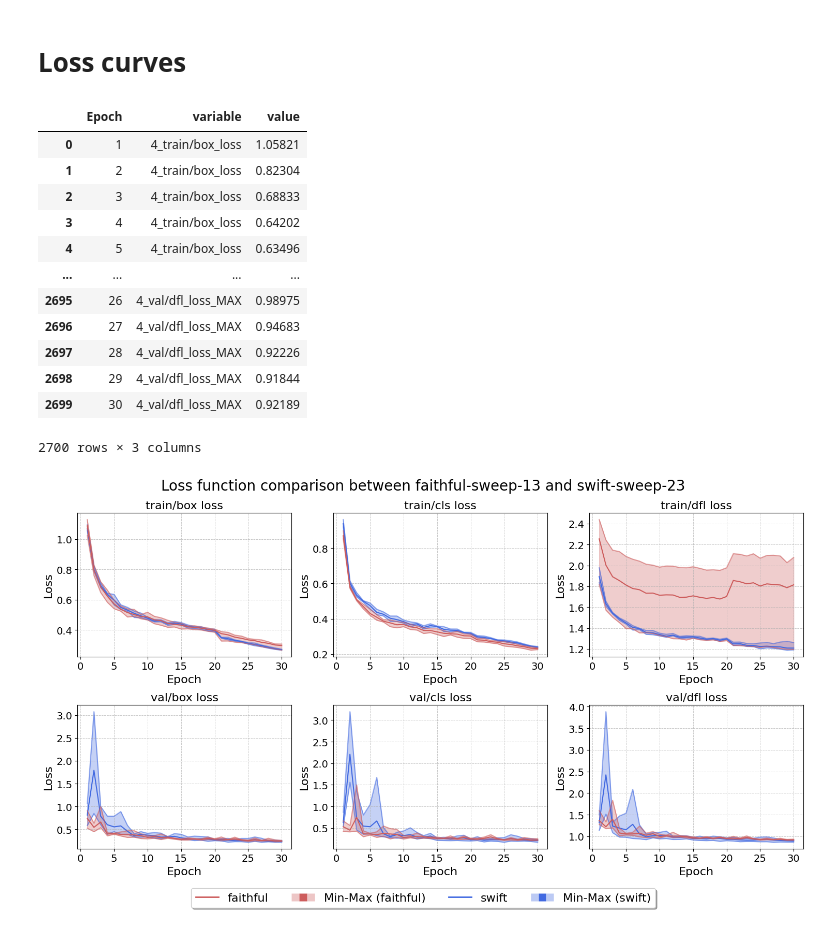
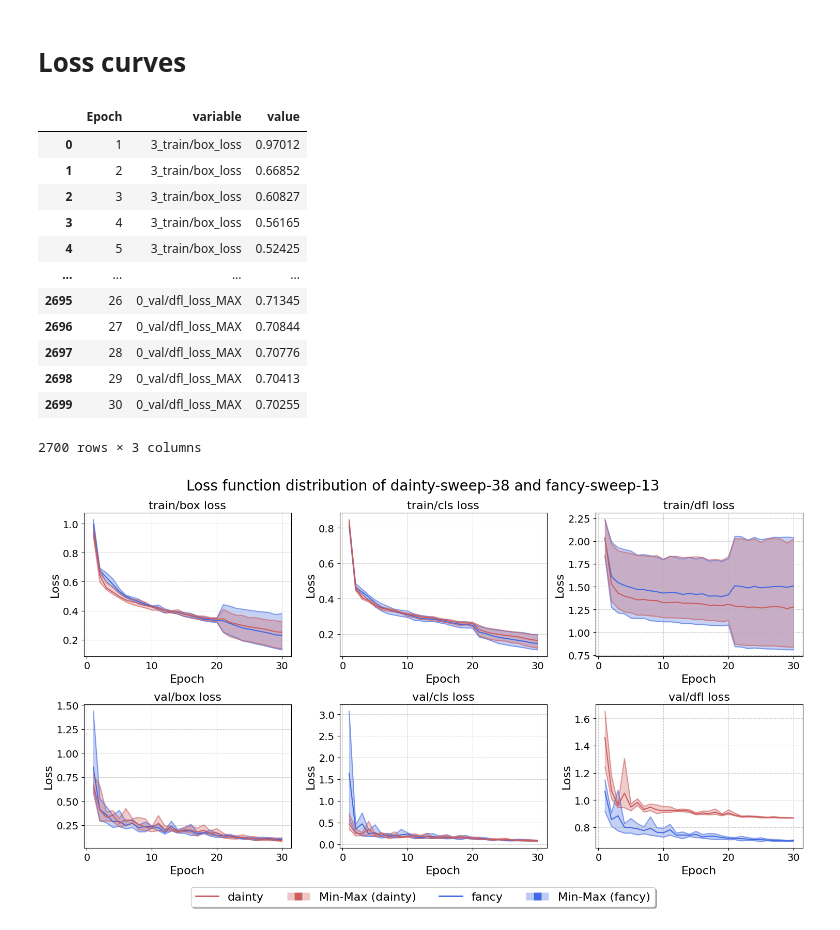
Before and after one commit to rreezN/strawml, a Jupyter notebook: strawml/data/wandbdata.ipynb, the cells around one changed output. Saved outputs shown, nothing was run; the diff lists cells and outputs as text; code cells hidden in the pictures.

```diff
--- a/strawml/data/wandbdata.ipynb
+++ b/strawml/data/wandbdata.ipynb
@@ -385,7 +392,7 @@ Top 10 whole sweep config: {'lr': 0.001668245591993578, 'imgsz': 270, 'optimizer
 # %%
 # read file from csv
 loss_names = ["train_box.csv", "train_cls.csv", "train_dfl.csv", "val_box.csv", "val_cls.csv", "val_dfl.csv"]
-dir_names = ["swift", "faithful"]
+dir_names = ["fancy", "dainty"]
 data_dir = "../../data/wandb"
 # %%
 # We wish to create a dataframe that contains 5 columns, index, dir_name, box, cls, dfl
@@ -451,17 +458,17 @@ df2_melted = pd.melt(df2, id_vars=['Epoch'], value_vars=df2.columns[1:], var_nam
 df1_melted
 # %% [output]
 |  | Epoch | variable | value |
-| 0 | 1 | 4_train/box_loss | 1.05821 |
-| 1 | 2 | 4_train/box_loss | 0.82304 |
-| 2 | 3 | 4_train/box_loss | 0.68833 |
-| 3 | 4 | 4_train/box_loss | 0.64202 |
-| 4 | 5 | 4_train/box_loss | 0.63496 |
+| 0 | 1 | 3_train/box_loss | 0.97012 |
+| 1 | 2 | 3_train/box_loss | 0.66852 |
+| 2 | 3 | 3_train/box_loss | 0.60827 |
+| 3 | 4 | 3_train/box_loss | 0.56165 |
+| 4 | 5 | 3_train/box_loss | 0.52425 |
 | ... | ... | ... | ... |
-| 2695 | 26 | 4_val/dfl_loss_MAX | 0.98975 |
-| 2696 | 27 | 4_val/dfl_loss_MAX | 0.94683 |
-| 2697 | 28 | 4_val/dfl_loss_MAX | 0.92226 |
-| 2698 | 29 | 4_val/dfl_loss_MAX | 0.91844 |
-| 2699 | 30 | 4_val/dfl_loss_MAX | 0.92189 |
+| 2695 | 26 | 0_val/dfl_loss_MAX | 0.71345 |
+| 2696 | 27 | 0_val/dfl_loss_MAX | 0.70844 |
+| 2697 | 28 | 0_val/dfl_loss_MAX | 0.70776 |
+| 2698 | 29 | 0_val/dfl_loss_MAX | 0.70413 |
+| 2699 | 30 | 0_val/dfl_loss_MAX | 0.70255 |
 2700 rows × 3 columns
 # %%
 # extract fold and loss type from the variable column
@@ -514,38 +521,38 @@ import seaborn as sns
 import matplotlib.lines as mlines
 
 fig, ax = plt.subplots(2, 3, figsize=(15, 8))  # Create 2x3 grid
-fig.suptitle(f"Loss function comparison between faithful-sweep-13 and swift-sweep-23", fontsize=20)
+fig.suptitle(f"Loss function distribution of dainty-sweep-38 and fancy-sweep-13", fontsize=20)
 ax = ax.flatten()  # Flatten the 2D array to simplify indexing
 
 for j, df_list in enumerate(data_frames):
     c = 'royalblue' if j == 0 else 'indianred'  # Assign color per data frame list
 
     for i, df in enumerate(df_list):
         sns.lineplot(data=df, x='Epoch', y='value_mean', color=c, ax=ax[i])
         sns.lineplot(data=df, x='Epoch', y='max_mean', color=c, alpha=0.5, ax=ax[i])
         sns.lineplot(data=df, x='Epoch', y='min_mean', color=c, alpha=0.5, ax=ax[i])
 
         ax[i].fill_between(df['Epoch'], df['max_mean'], df['min_mean'], color=c, alpha=0.3)
         ax[i].set_title(f"{df['loss_type'].iloc[0]} loss", fontsize=16)
         ax[i].set_xlabel('Epoch', fontsize=16)
         ax[i].set_ylabel('Loss', fontsize=16)
         ax[i].tick_params(axis='both', which='major', labelsize=14)
         ax[i].grid(True, linestyle='--', linewidth=0.7, alpha=0.7)
         # ax[i].get_legend().remove()
 
 # Add custom legends at the bottom of the figure outside of the plot
 legends = []
 legends.append((mlines.Line2D([], [], color='indianred', linestyle='-', linewidth=2, label=f'{dir_names[1]}'), f'{dir_names[1]}'))
 legends.append((MulticolorPatch(['indianred', 'indianred', 'indianred'], [0.35, 1, 0.35]), f'Min-Max ({dir_names[1]})'))
 legends.append((mlines.Line2D([], [], color='royalblue', linestyle='-', linewidth=2, label=f'{dir_names[0]}'), f'{dir_names[0]}'))
 legends.append((MulticolorPatch(['royalblue', 'royalblue', 'royalblue'], [0.35, 1, 0.35]), f'Min-Max ({dir_names[0]})'))
 
 handles, labels = zip(*legends)
 fig.legend(handles, labels, handler_map={MulticolorPatch: MulticolorPatchHandler()}, loc='lower center',
                             bbox_to_anchor=(0.5, -0.07), fancybox=True, shadow=True, ncol=4, fontsize=16)
 
 fig.tight_layout()
-fig.savefig('../../reports/figures/straw_loss_comparison.pdf', bbox_inches='tight')
+fig.savefig('../../reports/figures/loss_comparison_cutout_loss.pdf', bbox_inches='tight')
 plt.show()
 # %% [output]
-[figure, old version]
+[figure, new version]
```
Also changed, not shown: parts of 9 cells of this notebook, 2 other files.
